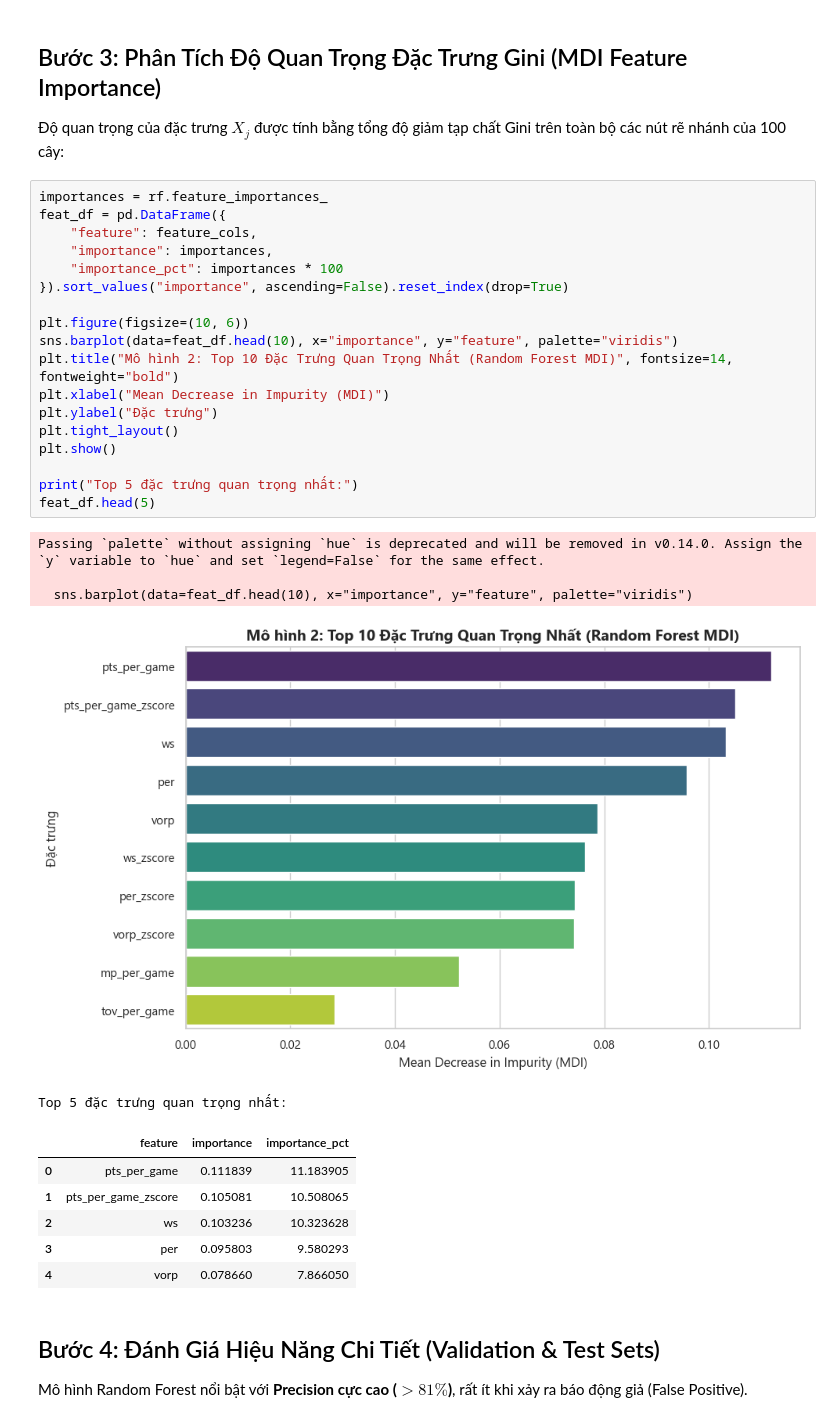
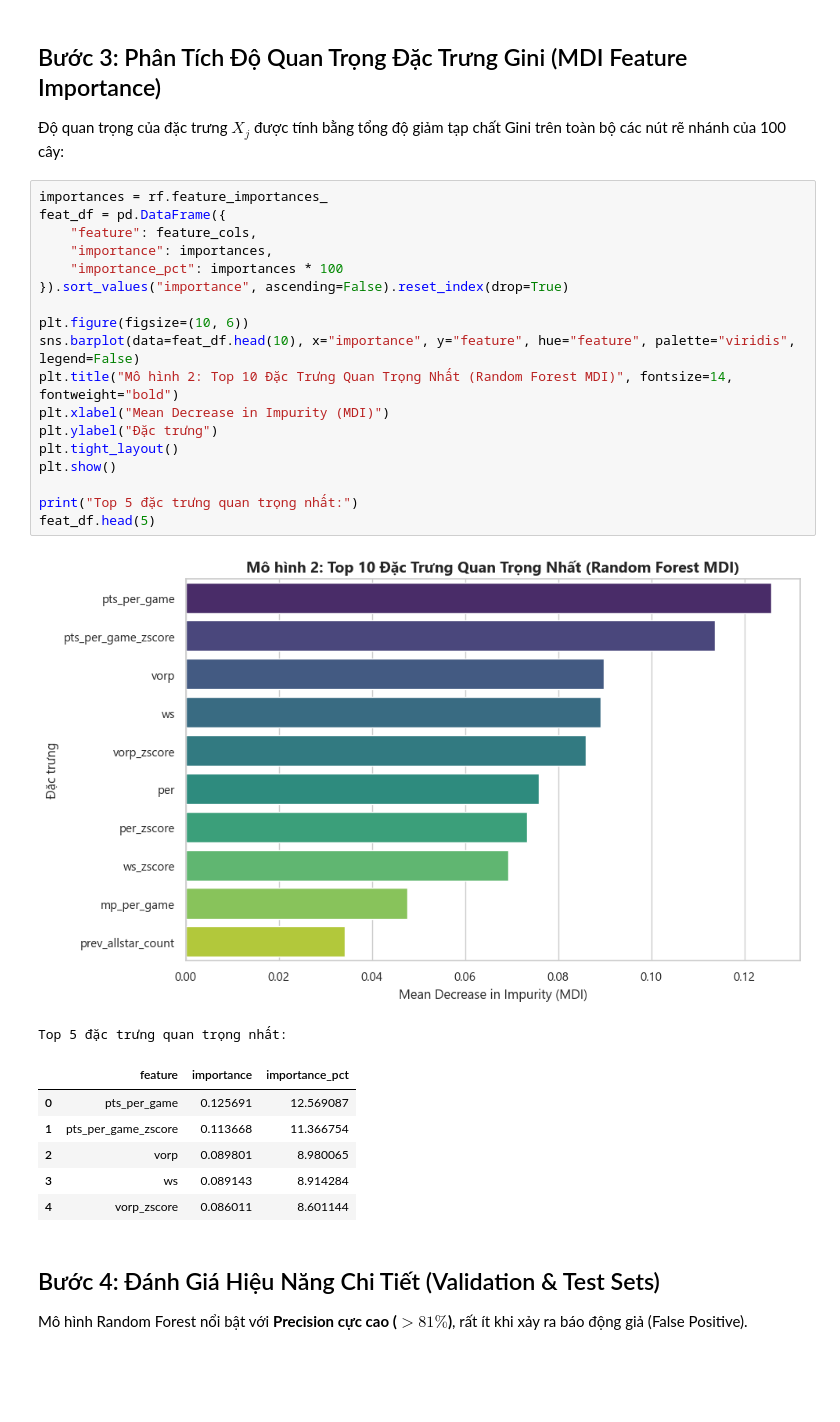
Before and after one commit to LongVoAKAMarcus/nba-allstar-prediction, a Jupyter notebook: notebooks/03_random_forest.ipynb, the cells around one changed output. Drawn from its saved outputs; the diff is of its cells as text; blank space fills up the shorter version.

Commit message:
feat: update evaluation pipeline, pre-rendered notebooks, and high-res figures

```diff
--- a/notebooks/03_random_forest.ipynb
+++ b/notebooks/03_random_forest.ipynb
@@ -98,33 +91,30 @@ Huấn luyện thành công!
 # %%
 importances = rf.feature_importances_
 feat_df = pd.DataFrame({
     "feature": feature_cols,
     "importance": importances,
     "importance_pct": importances * 100
 }).sort_values("importance", ascending=False).reset_index(drop=True)
 
 plt.figure(figsize=(10, 6))
-sns.barplot(data=feat_df.head(10), x="importance", y="feature", palette="viridis")
+sns.barplot(data=feat_df.head(10), x="importance", y="feature", hue="feature", palette="viridis", legend=False)
 plt.title("Mô hình 2: Top 10 Đặc Trưng Quan Trọng Nhất (Random Forest MDI)", fontsize=14, fontweight="bold")
 plt.xlabel("Mean Decrease in Impurity (MDI)")
 plt.ylabel("Đặc trưng")
 plt.tight_layout()
 plt.show()
 
 print("Top 5 đặc trưng quan trọng nhất:")
 feat_df.head(5)
 # %% [output]
+[figure, new version]
-Passing `palette` without assigning `hue` is deprecated and will be removed in v0.14.0. Assign the `y` variable to `hue` and set `legend=False` for the same effect.
-
-  sns.barplot(data=feat_df.head(10), x="importance", y="feature", palette="viridis")
+Top 5 đặc trưng quan trọng nhất:
-[figure, old version]
-Top 5 đặc trưng quan trọng nhất:
 |  | feature | importance | importance_pct |
-| 0 | pts_per_game | 0.111839 | 11.183905 |
-| 1 | pts_per_game_zscore | 0.105081 | 10.508065 |
-| 2 | ws | 0.103236 | 10.323628 |
-| 3 | per | 0.095803 | 9.580293 |
-| 4 | vorp | 0.078660 | 7.866050 |
+| 0 | pts_per_game | 0.125691 | 12.569087 |
+| 1 | pts_per_game_zscore | 0.113668 | 11.366754 |
+| 2 | vorp | 0.089801 | 8.980065 |
+| 3 | ws | 0.089143 | 8.914284 |
+| 4 | vorp_zscore | 0.086011 | 8.601144 |
 # %% [markdown]
 ## Bước 4: Đánh Giá Hiệu Năng Chi Tiết (Validation & Test Sets)
 Mô hình Random Forest nổi bật với **Precision cực cao ($> 81\%$)**, rất ít khi xảy ra báo động giả (False Positive).
```
Also changed, not shown: parts of 9 cells of this notebook, 21 other files.
